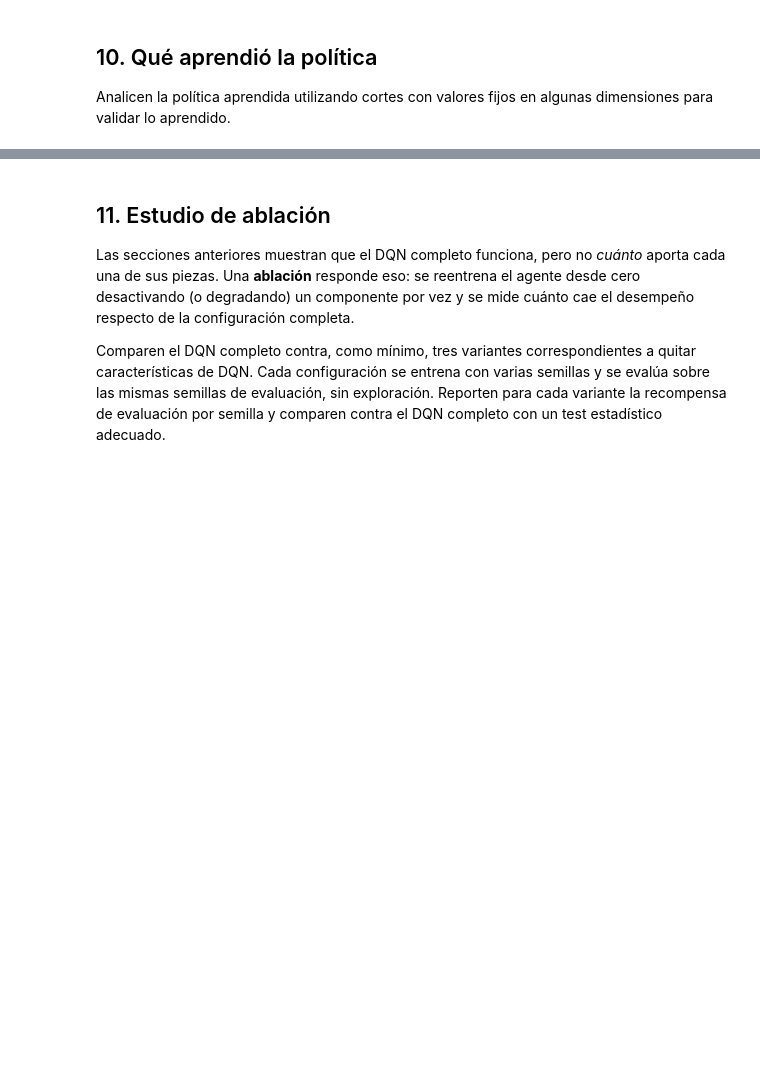
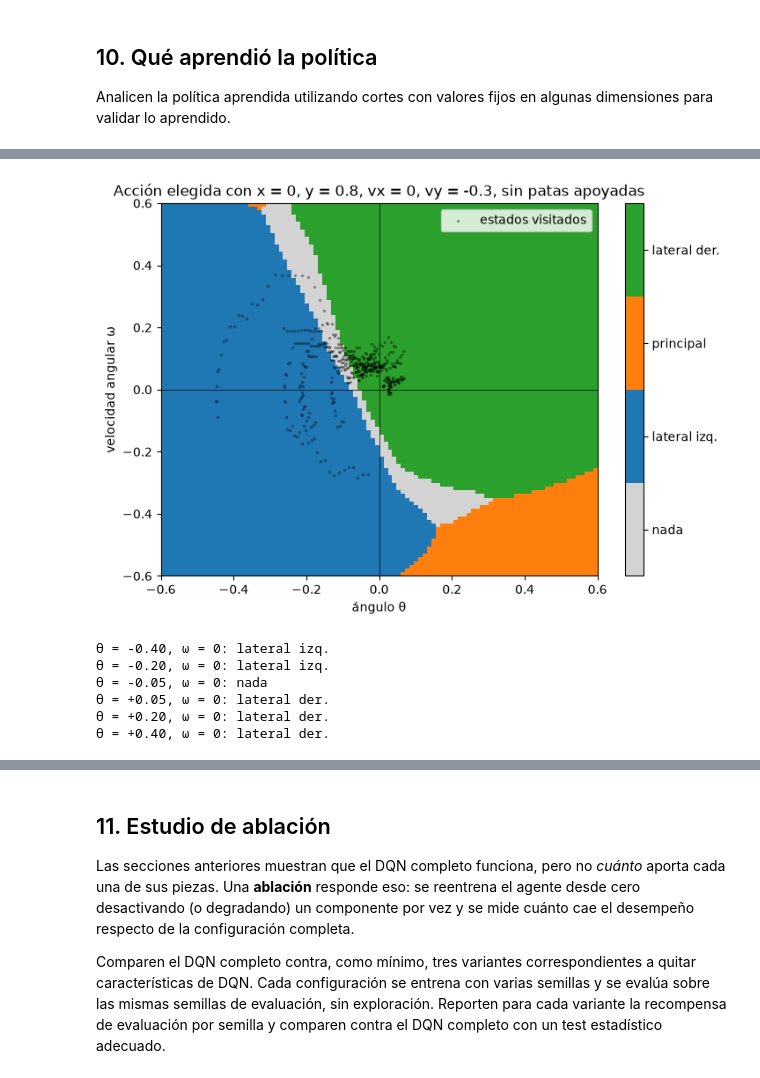
Before and after one commit to JuanAOlmedo/AprendAut-Lab2, a Jupyter notebook: LunarLander_DQN_Tarea.ipynb, the cells around one changed output, grey strips where cells are left out. Saved outputs shown, nothing was run; the diff lists cells and outputs as text; code cells hidden in the pictures; blank space fills up the shorter version.

```diff
--- a/LunarLander_DQN_Tarea.ipynb
+++ b/LunarLander_DQN_Tarea.ipynb
@@ -878,0 +983,59 @@ raise NotImplementedError('TODO 2: cortes de la política')
+# %%
+# Corte "inclinación": se varían el ángulo (θ) y la velocidad angular (ω).
+# El resto del estado queda fijo: nave centrada, a media altura, bajando despacio
+# y sin patas apoyadas. Lateral izq. (1) hace crecer θ y ω; lateral der. (3) los baja.
+ALTURA, CAIDA = 0.8, -0.3
+
+# 1. Valores a recorrer en cada eje
+angulos = np.linspace(-0.6, 0.6, 100)   # θ en radianes (positivo = inclinada a la izquierda)
+giros = np.linspace(-0.6, 0.6, 100)     # ω (positivo = girando hacia la izquierda)
+
+# 2. Para cada par (θ, ω), preguntarle a la red qué acción elige
+acciones_giro = np.zeros((len(giros), len(angulos)), dtype=int)
+for i, w in enumerate(giros):
+    for j, t in enumerate(angulos):
+        #                  x  y       vx  vy     θ  ω  patas
+        estado = np.array([0, ALTURA, 0,  CAIDA, t, w, 0, 0], dtype=np.float32)
+        acciones_giro[i, j] = agente_dqn.elegir_accion(estado, explorar=False)
+
+# 3. Estados que el agente visita de verdad, casi centrado, a media altura y en el aire
+env = gym.make('LunarLander-v3')
+visitados_giro = []
+for ep in range(10):
+    estado, _ = env.reset(seed=300_000 + ep)
+    terminado = truncado = False
+    while not (terminado or truncado):
+        if abs(estado[0]) < 0.15 and 0.4 < estado[1] < 1.2 and estado[6] == 0 and estado[7] == 0:
+            visitados_giro.append(estado)
+        accion = agente_dqn.elegir_accion(estado, explorar=False)
+        estado, _, terminado, truncado, _ = env.step(accion)
+env.close()
+visitados_giro = np.array(visitados_giro)
+
+# 4. Dibujar el mapa (un color por acción) y los estados visitados encima
+plt.figure(figsize=(8, 5.5))
+plt.imshow(acciones_giro, origin='lower', aspect='auto', cmap=COLORES, vmin=-0.5, vmax=3.5,
+           extent=[angulos[0], angulos[-1], giros[0], giros[-1]])
+plt.colorbar(ticks=range(4)).ax.set_yticklabels(NOMBRES_ACCIONES)
+plt.scatter(visitados_giro[:, 4], visitados_giro[:, 5], s=2, c='k', alpha=0.3, label='estados visitados')
+plt.axhline(0, color='k', lw=0.5)
+plt.axvline(0, color='k', lw=0.5)
+plt.xlabel('ángulo θ')
+plt.ylabel('velocidad angular ω')
+plt.title(f'Acción elegida con x = 0, y = {ALTURA}, vx = 0, vy = {CAIDA}, sin patas apoyadas')
+plt.legend(loc='upper right')
+plt.show()
+
+# 5. Sin girar (ω = 0): ¿qué hace según para qué lado está inclinada?
+i = np.argmin(np.abs(giros))
+for t in [-0.4, -0.2, -0.05, 0.05, 0.2, 0.4]:
+    j = np.argmin(np.abs(angulos - t))
+    print(f"θ = {t:+.2f}, ω = 0: {NOMBRES_ACCIONES[acciones_giro[i, j]]}")
+# %% [output]
+[figure, added]
+θ = -0.40, ω = 0: lateral izq.
+θ = -0.20, ω = 0: lateral izq.
+θ = -0.05, ω = 0: nada
+θ = +0.05, ω = 0: lateral der.
+θ = +0.20, ω = 0: lateral der.
+θ = +0.40, ω = 0: lateral der.
```
Also changed, not shown: parts of 3 cells of this notebook, 2 other files.
